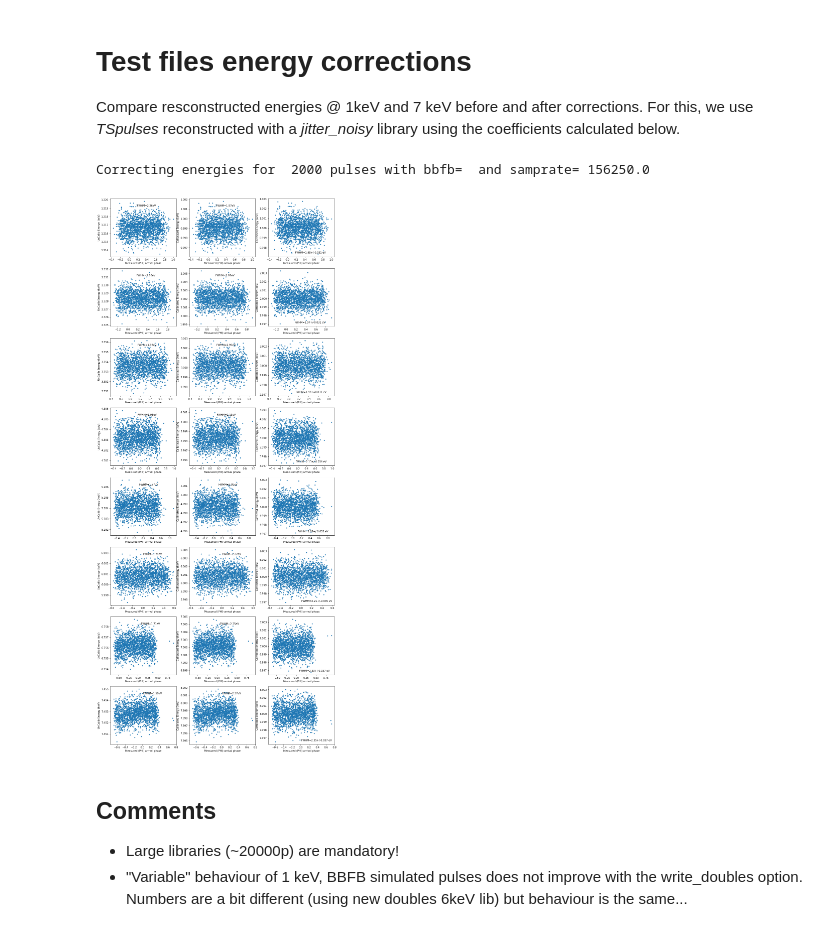
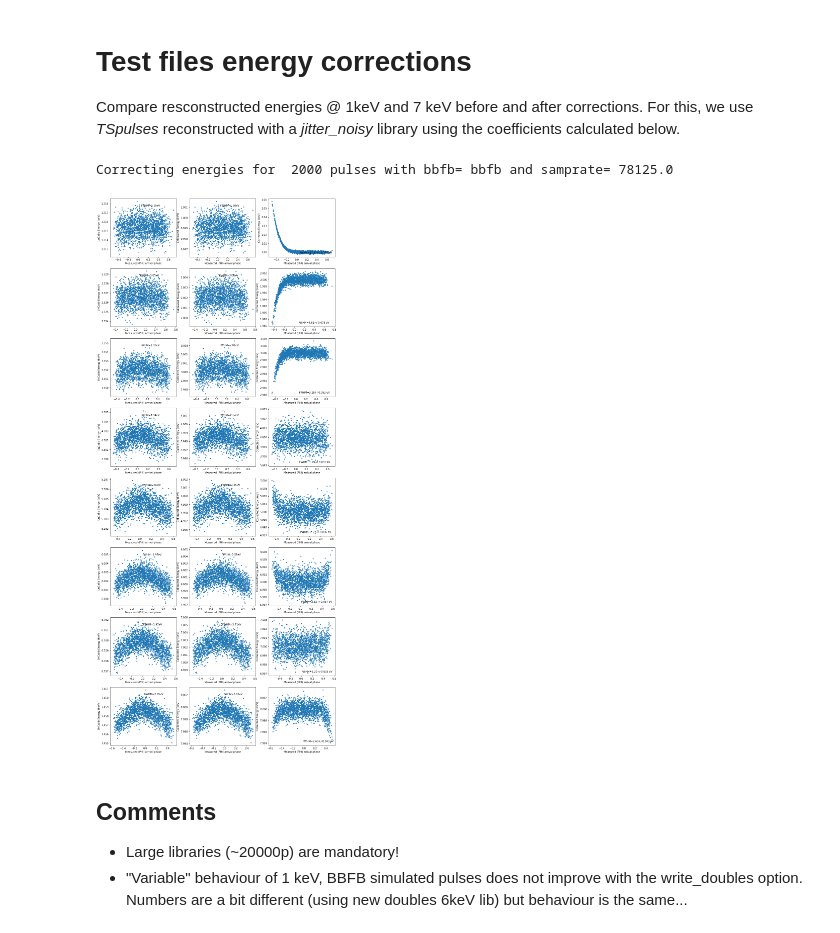
Before and after one commit to mtceballos/SIRENAcode, a Jupyter notebook: ERESOL/jitterStudyXifusim.ipynb, the cells around one changed output. Cells and saved outputs as stored; diff of their text form; code cells hidden in the pictures.

Commit message:
jitterStudyXifusim: Removed usage of piximpact files; Phases taken directly from EVT file

```diff
--- a/ERESOL/jitterStudyXifusim.ipynb
+++ b/ERESOL/jitterStudyXifusim.ipynb
@@ -231,12 +219,12 @@ for i in range(len(test_keV)):
 
 PIXIMPACT -> XIFUSIM (serpens)-> SIRENA(STC) -> CALIBRATED
 # %%
-run = 1
+run = 0
 # 3) Run SIRENA (AD,STC)
 # =======================
 if run:
     print("Reconstructing NNOISE",NNpulses, "single files with lib:", libfile)
-    print("jitter=",jitter,"bbfb=",bbfb,"samprate=",smprtStr)
+    print("jitter=",jitterStr,"bbfb=",bbfb,"samprate=",smprtStr)
     #sys.exit()
     for i in range(0,len(eners_keV)):
         comm = ("tesreconstruction Recordfile=" + tesFs[i] + " TesEventFile=" + evtFs[i] + " Rcmethod=SIRENA" +
@@ -275,9 +249,9 @@ SIRENA files created
 # %%
-run = 1
+run = 0
 # 4) Correct energies from gain scale
 if run:
     print("Correcting NNOISE",NNpulses, "pulses single files with lib:", libfile)
-    print("jitter=",jitter,"bbfb=",bbfb,"samprate=",smprtStr)
+    print("jitter=",jitterStr,"bbfb=",bbfb,"samprate=",smprtStr)
     for i in range(0,len(eners_keV)):
         alias = "STC_fixedlib6OF_OPTFILT" + str(pulseLength) + smprtStr + jitterStr + "_nonoise" + bbfbStr
         comm = ("python convertEnergies.py --inFile=" + evtFs[i] + " --outFile=" + calibFs[i] +
@@ -313,7 +273,7 @@ CALIBRATED files created
 # %% [markdown]
 # Test Files (noisy): piximpact, xifusim (serpens), uncalE, calE
 # %%
-run = 1
+run = 0
 # 3) Run SIRENA (AD,STC)
 # =======================
 if run:
@@ -353,5 +300,5 @@ test SIRENA files created
 # %%
-run=1
+run=0
 if run:
     print("Creating CALIB test files for BBFB,SAMPRATE=",bbfb,smprt)
     # 4) Correct energies from gain scale
@@ -678,6 +621,7 @@ for i in range(0,len(test_keV)):
     uncal = fits.open(test_evtFs[i], memmap=True)
     uncalTab = uncal[1].data
     uncalEners = uncalTab['SIGNAL']
+    arrPhase = uncalTab['PHI']
     uncal.close()
 
     # Detected cal events
@@ -687,12 +631,14 @@ for i in range(0,len(test_keV)):
     cal.close()
 
     # Arrival Phases & Corrected energies
-    arrPhase = auxpy.arrivalPhase(impF=test_impFs[i], evtF=test_evtFs[i],samprate=samprate, arrmethod=6)
+    #arrPhase = auxpy.arrivalPhase(impF=test_impFs[i], evtF=test_evtFs[i],samprate=samprate, arrmethod=6)
+
     relErr = (uncalEners - test_keV[i])*100./test_keV[i]
     fwhmUnCal = 'FWHM={0:0.2f}eV'.format(2.35*np.std(uncalEners)*1000) # eV
     fwhmCal = 'FWHM={0:0.2f}eV'.format(2.35*np.std(calEners)*1000) # eV
 
     corrE = np.polynomial.polynomial.polyval2d(uncalEners, arrPhase,coeffs)
+
     #print("test_EkeV=",test_keV[i])
     #print("uncalEners[1]=",uncalEners[1])
     #print("calEners[1]=",calEners[1])
@@ -709,7 +655,8 @@ for i in range(0,len(test_keV)):
     ax.set_xlabel("Measured (PHI) arrival phase")
     ax.set_ylabel("UnCalib Energy (keV)")
     ax.plot(arrPhase, uncalEners, marker='o', linestyle='none', ms=3)
-    arrPhaseMid = (np.max(arrPhase)-abs(np.min(arrPhase)))/2.
+    #arrPhaseMid = (np.max(arrPhase)-abs(np.min(arrPhase)))/2.
+    arrPhaseMid = (max(arrPhase)-abs(min(arrPhase)))/2.
     xl = 0.55 * arrPhaseMid # xpos for label for FWHM annotation
     yl = np.min(uncalEners) + 0.9 * (np.max(uncalEners)-np.min(uncalEners))
     ax.annotate(fwhmUnCal, xy=(xl,yl))
@@ -727,35 +674,35 @@ for i in range(0,len(test_keV)):
 
     # Plot Corr CorrE vs ArrPhse "333"
     # ============================
     figstr = str(irws)+"3"+str(3*i+3)
     ax=plt.subplot2grid((irws,3),(i,2))
     ax.set_xlabel("Measured (PHI) arrival phase")
     ax.set_ylabel("Corrected Energy (keV)")
     yl = np.min(corrE) + 0.01 * (np.max(corrE)-np.min(corrE))
     ax.annotate(fwhmCorrStr, xy=(xl,yl))
 
     # plot initial polynomial fit
     #-----------------------------
     #fpol = Polynomial.fit(arrPhase,corrE,2)
     #corrEcorr = test_keV[i]+corrE-fpol(arrPhase)
     #ax.plot(arrPhase, corrEcorr, marker='o', linestyle='none', ms=3)
     ax.plot(arrPhase, corrE, marker='o', linestyle='none', ms=3)
     #xs = np.linspace(np.min(arrPhase),np.max(arrPhase),50)
     #ax.plot(xs,fpol(xs), linestyle='-', color='white', linewidth=4)
     #ax.plot(xs,fpol(xs), linestyle='-', color='red', linewidth=2)
 
     # plot secondary polynomial fit
     #fpol2 = Polynomial.fit(arrPhase,corrEcorr,2)
     #ax.plot(xs,fpol2(xs), linestyle='-', color='white', linewidth=4)
     #ax.plot(xs,fpol2(xs), linestyle='-', color='green', linewidth=2)
     #fwhmCorr2 = 2.35*np.std(corrEcorr)*1000. # eV
     #fwhmCorr2_err = fwhmCorr2/np.sqrt(2*-2)
     #fwhmCorr2Str = 'FWHM={:0.2f}+/-{:0.3f} eV'.format(fwhmCorr2, fwhmCorr2_err) # eV
     #xl2 = np.min(arrPhase)
     #ax.annotate(fwhmCorr2Str, xy=(xl2,yl), color="green")
 # %% [output]
-Correcting energies for  2000 pulses with bbfb=  and samprate= 156250.0
+Correcting energies for  2000 pulses with bbfb= bbfb and samprate= 78125.0
-[figure, old version]
+[figure, new version]
 # %% [markdown]
 ## Comments
 
```
Also changed, not shown: parts of 9 cells of this notebook.
